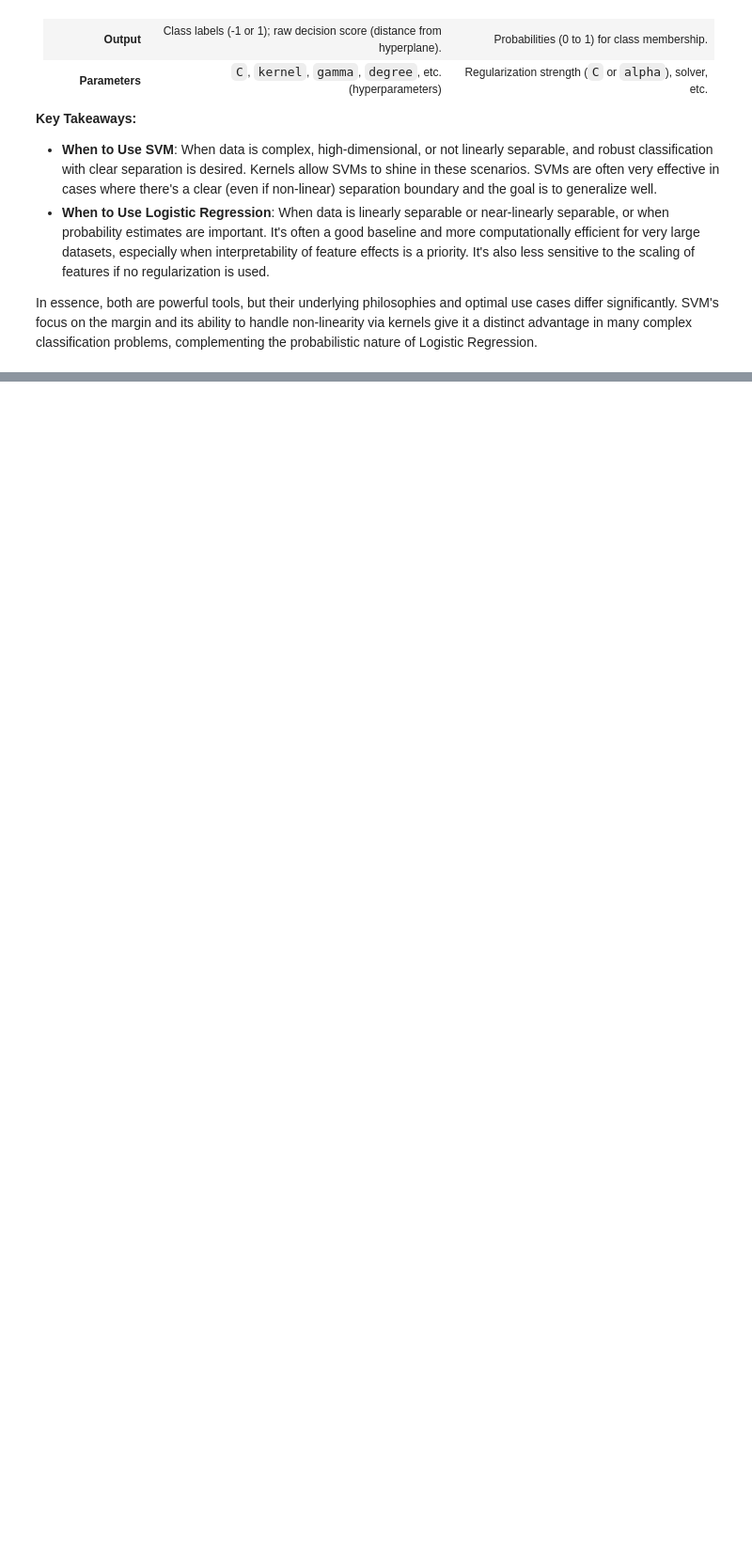
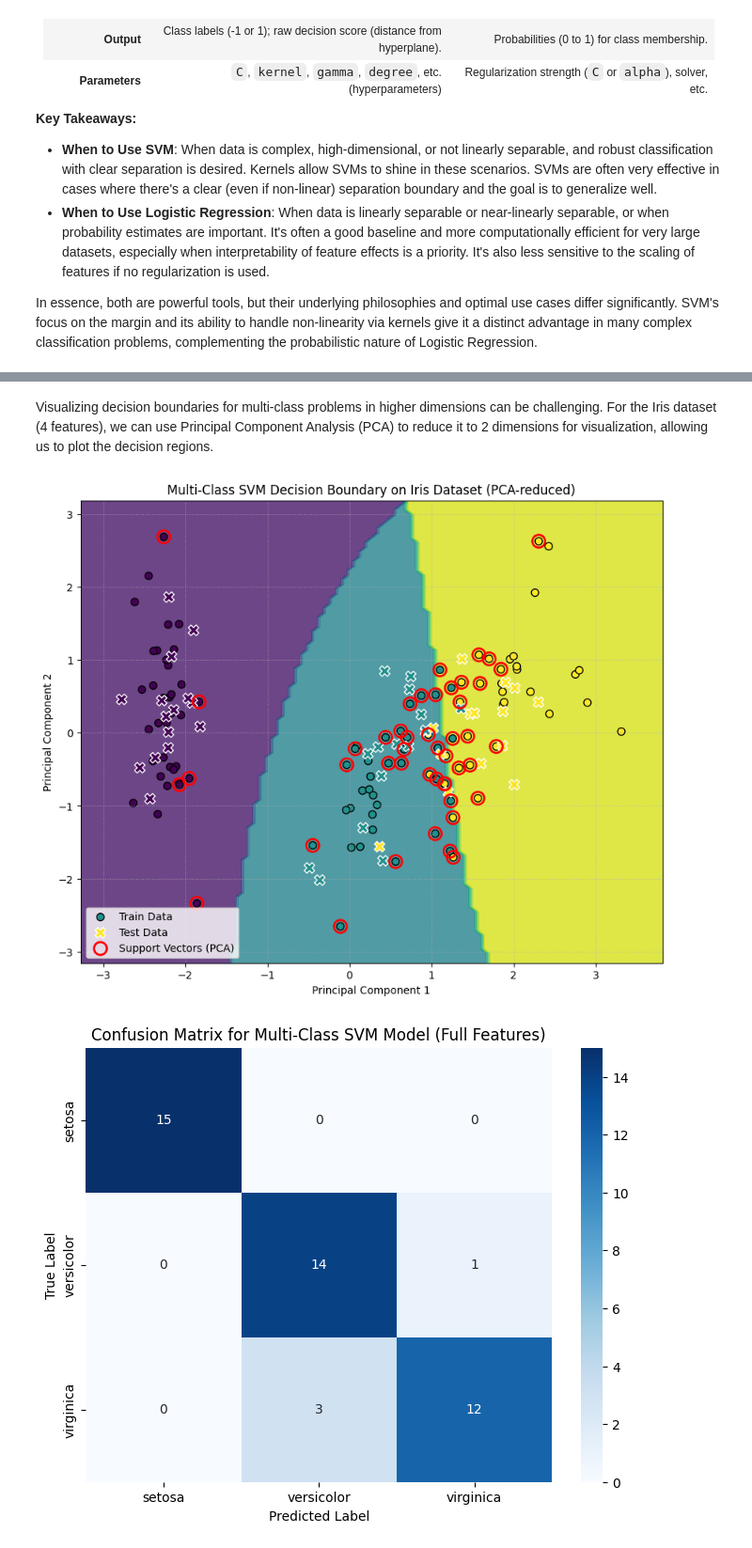
Before and after one commit to rsys-adsingh/Machine-Learning, a Jupyter notebook: study/Chapter_8.ipynb, the cells around one changed output, grey strips where cells are left out. Shown at 94% size. Cells and saved outputs as stored; diff of their text form; code cells hidden in the pictures; blank space fills up the shorter version.

```diff
--- a/study/Chapter_8.ipynb
+++ b/study/Chapter_8.ipynb
@@ -2392,0 +2649,57 @@ In essence, both are powerful tools, but their underlying philosophies and optim
+# %% [markdown]
+Visualizing decision boundaries for multi-class problems in higher dimensions can be challenging. For the Iris dataset (4 features), we can use Principal Component Analysis (PCA) to reduce it to 2 dimensions for visualization, allowing us to plot the decision regions.
+# %%
+from sklearn.decomposition import PCA
+
+# Reduce dimensions for visualization using PCA
+pca = PCA(n_components=2)
+X_pca_multi = pca.fit_transform(X_scaled)
+
+# Split PCA-transformed data for plotting (using the same split indices from previous step)
+X_train_pca_multi, X_test_pca_multi, y_train_multi, y_test_multi = train_test_split(
+    X_pca_multi, y, test_size=0.3, random_state=42, stratify=y
+)
+
+# Train a new SVM on PCA data for visualization with the best parameters
+svc_pca_multi = SVC(kernel='rbf', C=grid_search.best_params_['C'], gamma=grid_search.best_params_['gamma'], random_state=42)
+svc_pca_multi.fit(X_train_pca_multi, y_train_multi)
+
+# Create a mesh to plot decision boundary
+x_min, x_max = X_pca_multi[:, 0].min() - 0.5, X_pca_multi[:, 0].max() + 0.5
+y_min, y_max = X_pca_multi[:, 1].min() - 0.5, X_pca_multi[:, 1].max() + 0.5
+xx, yy = np.meshgrid(np.linspace(x_min, x_max, 100), np.linspace(y_min, y_max, 100))
+
+Z = svc_pca_multi.predict(np.c_[xx.ravel(), yy.ravel()])
+Z = Z.reshape(xx.shape)
+
+plt.figure(figsize=(10, 8))
+
+# Plot decision regions
+plt.contourf(xx, yy, Z, alpha=0.8, cmap=plt.cm.viridis)
+
+# Plot training points
+plt.scatter(X_train_pca_multi[:, 0], X_train_pca_multi[:, 1], c=y_train_multi, cmap=plt.cm.viridis, s=50, edgecolors='k', label='Train Data')
+
+# Plot test points (distinct markers)
+plt.scatter(X_test_pca_multi[:, 0], X_test_pca_multi[:, 1], c=y_test_multi, cmap=plt.cm.viridis, marker='X', s=100, edgecolors='w', linewidth=1, label='Test Data')
+
+# Highlight Support Vectors from the 2D PCA model
+plt.scatter(svc_pca_multi.support_vectors_[:, 0], svc_pca_multi.support_vectors_[:, 1], s=150, facecolors='none', edgecolors='red', linewidth=2, label='Support Vectors (PCA)')
+
+plt.xlabel('Principal Component 1')
+plt.ylabel('Principal Component 2')
+plt.title('Multi-Class SVM Decision Boundary on Iris Dataset (PCA-reduced)')
+plt.grid(True, linestyle=':', alpha=0.7)
+plt.legend()
+plt.show()
+
+# Visualize Confusion Matrix for the full model
+plt.figure(figsize=(8, 6))
+sns.heatmap(cm_multi, annot=True, fmt='d', cmap='Blues', xticklabels=iris.target_names, yticklabels=iris.target_names)
+plt.xlabel('Predicted Label')
+plt.ylabel('True Label')
+plt.title('Confusion Matrix for Multi-Class SVM Model (Full Features)')
+plt.show()
+# %% [output]
+[figure, added]
+[figure, added]
```
Also changed, not shown: parts of 23 cells of this notebook.
